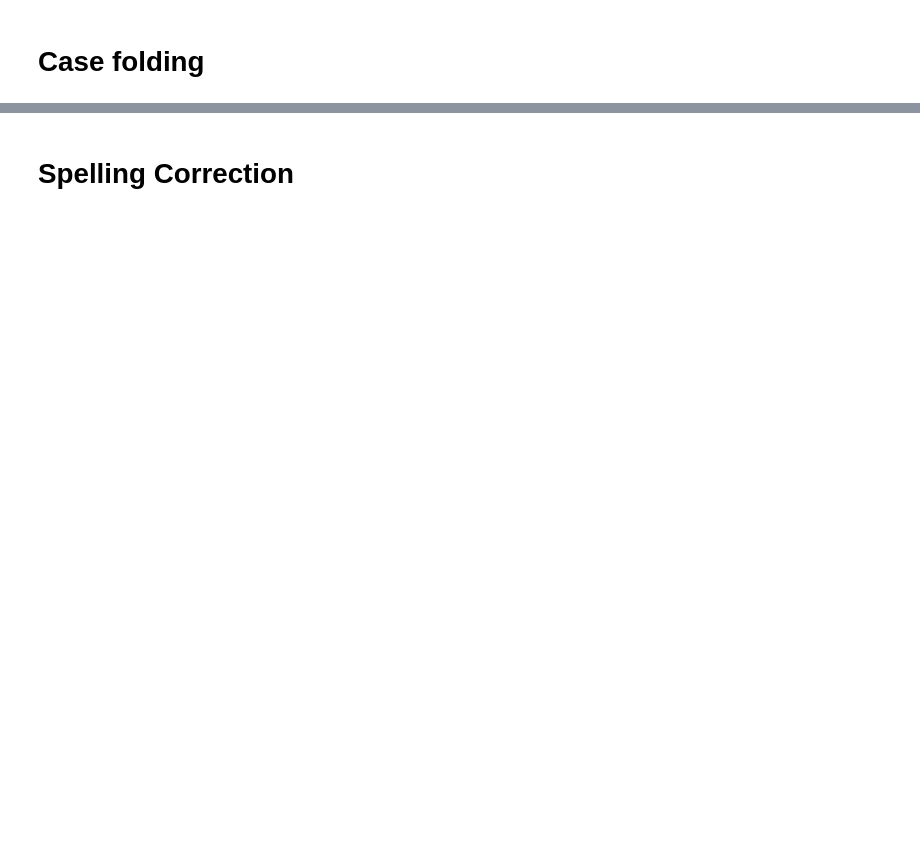
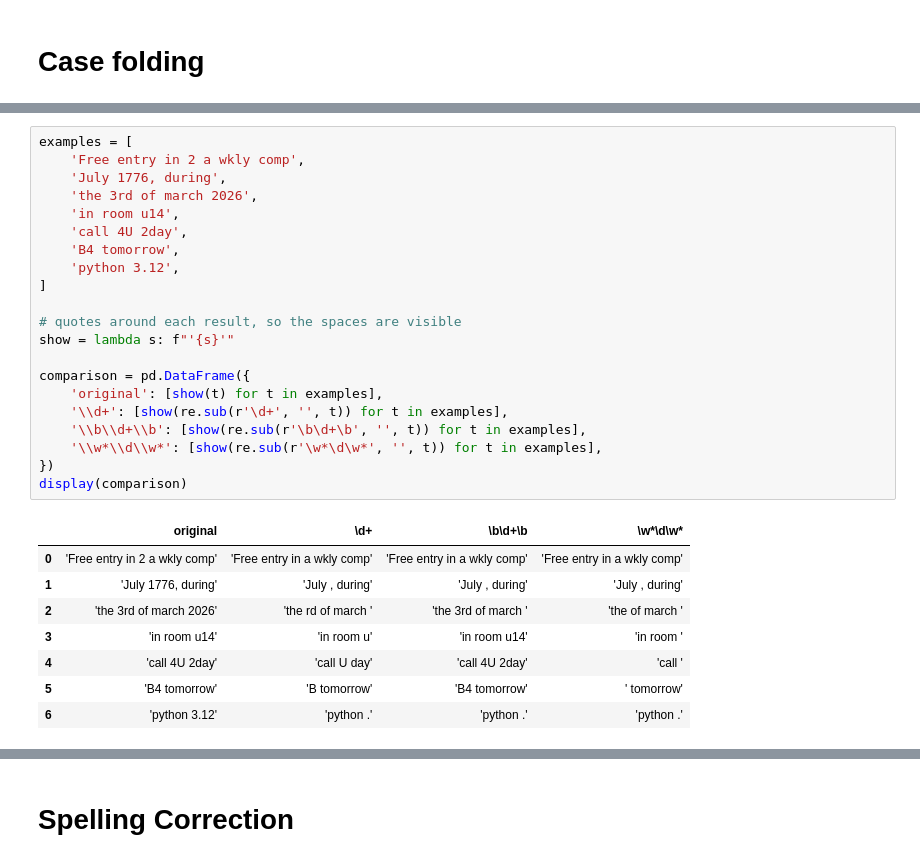
Before and after one commit to steestee25/tms_lab, a Jupyter notebook: Lab1_1_TMS_text_preprocessing.ipynb, the cells around one changed output, grey strips where cells are left out. Drawn from its saved outputs; the diff is of its cells as text; blank space fills up the shorter version.

```diff
--- a/Lab1_1_TMS_text_preprocessing.ipynb
+++ b/Lab1_1_TMS_text_preprocessing.ipynb
@@ -308,0 +484,30 @@ In July , during the American Revolutionary War, the  Colonies, acting jointly t
+# %%
+examples = [
+    'Free entry in 2 a wkly comp',
+    'July 1776, during',
+    'the 3rd of march 2026',
+    'in room u14',
+    'call 4U 2day',
+    'B4 tomorrow',
+    'python 3.12',
+]
+
+# quotes around each result, so the spaces are visible
+show = lambda s: f"'{s}'"
+
+comparison = pd.DataFrame({
+    'original': [show(t) for t in examples],
+    '\\d+': [show(re.sub(r'\d+', '', t)) for t in examples],
+    '\\b\\d+\\b': [show(re.sub(r'\b\d+\b', '', t)) for t in examples],
+    '\\w*\\d\\w*': [show(re.sub(r'\w*\d\w*', '', t)) for t in examples],
+})
+display(comparison)
+# %% [output]
+|  | original | \d+ | \b\d+\b | \w*\d\w* |
+| 0 | 'Free entry in 2 a wkly comp' | 'Free entry in a wkly comp' | 'Free entry in a wkly comp' | 'Free entry in a wkly comp' |
+| 1 | 'July 1776, during' | 'July , during' | 'July , during' | 'July , during' |
+| 2 | 'the 3rd of march 2026' | 'the rd of march ' | 'the 3rd of march ' | 'the of march ' |
+| 3 | 'in room u14' | 'in room u' | 'in room u14' | 'in room ' |
+| 4 | 'call 4U 2day' | 'call U day' | 'call 4U 2day' | 'call ' |
+| 5 | 'B4 tomorrow' | 'B tomorrow' | 'B4 tomorrow' | ' tomorrow' |
+| 6 | 'python 3.12' | 'python .' | 'python .' | 'python .' |
```
Also changed, not shown: parts of 99 cells of this notebook.
